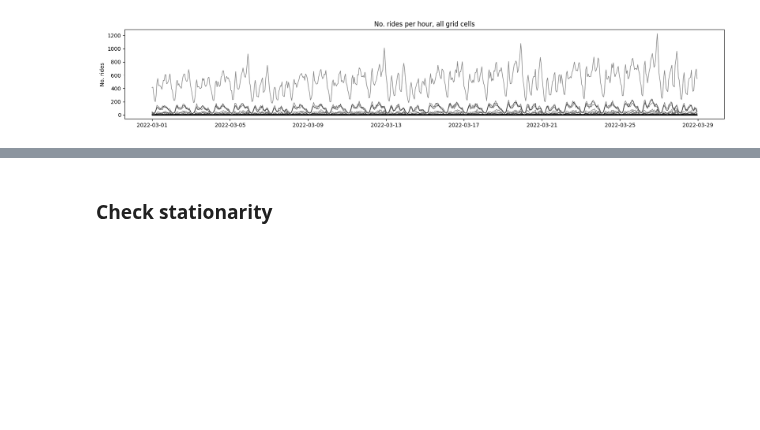
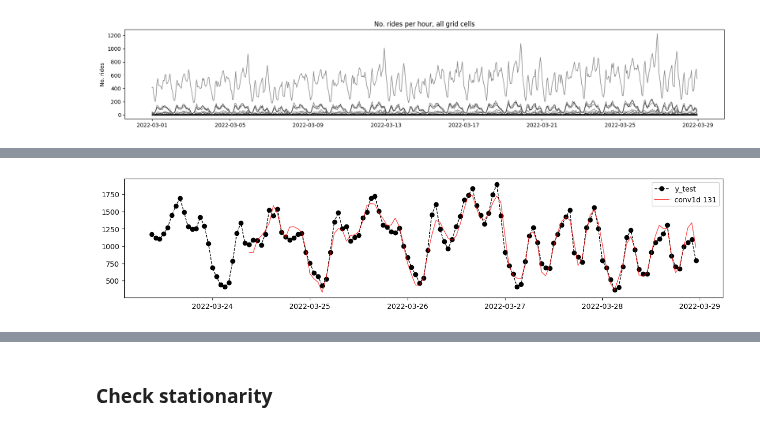
Before and after one commit to robetatis/study_notes_ml, a Jupyter notebook: demand.ipynb, the cells around one changed output, grey strips where cells are left out. Drawn from its saved outputs; the diff is of its cells as text; code cells hidden in the pictures; blank space fills up the shorter version.

```diff
--- a/demand.ipynb
+++ b/demand.ipynb
@@ -126,0 +412,13 @@ add_time_components_to_gridded_data(gridded_data)
+# %%
+def make_ypred(model, w, train_mean, train_sd):
+    ypred_scaled = model.predict(w.test_ds_no_shuffle)
+    ypred = ypred_scaled*train_sd + train_mean
+    ypred = tf.squeeze(ypred, axis=-1).numpy()
+    reconstructed = np.full((len(w.test_df),), np.nan)
+    start_index = w.input_width
+    for i, prediction in enumerate(ypred):
+        reconstructed[start_index + i] = prediction[0]
+
+    return reconstructed
+
+ypred_conv = make_ypred(conv, w_conv, train_mean['n_rides_total'], train_sd['n_rides_total'])
@@ -126,0 +427,9 @@ add_time_components_to_gridded_data(gridded_data)
+# %%
+fig, ax = plt.subplots(figsize=(15, 3))
+ax.plot(test_timestamps, test_df_original['n_rides_total'], linestyle='--', linewidth=1, color='black', marker='o', label='y_test')
+ax.plot(test_timestamps, ypred_conv, linewidth=1, color='red', alpha=0.7, label=f'conv1d {n_param["conv1d"]}')
+#ax.plot(date_time[int(n*0.9):], ypred_lstm, color='blue', alpha=0.5, label=f'lstm {n_param['lstm']}')
+ax.legend()
+plt.show()
+# %% [output]
+[figure, added]
```
Also changed, not shown: parts of 16 cells of this notebook, 2 other files.
